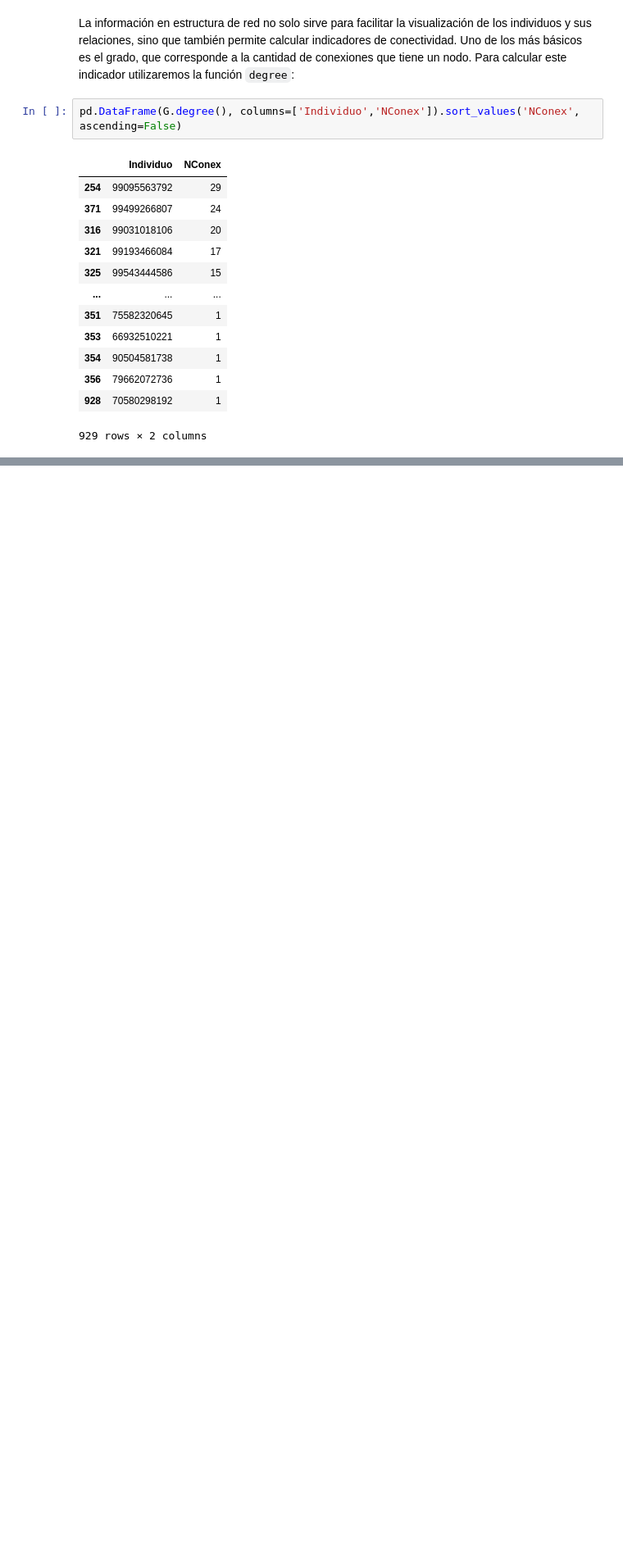
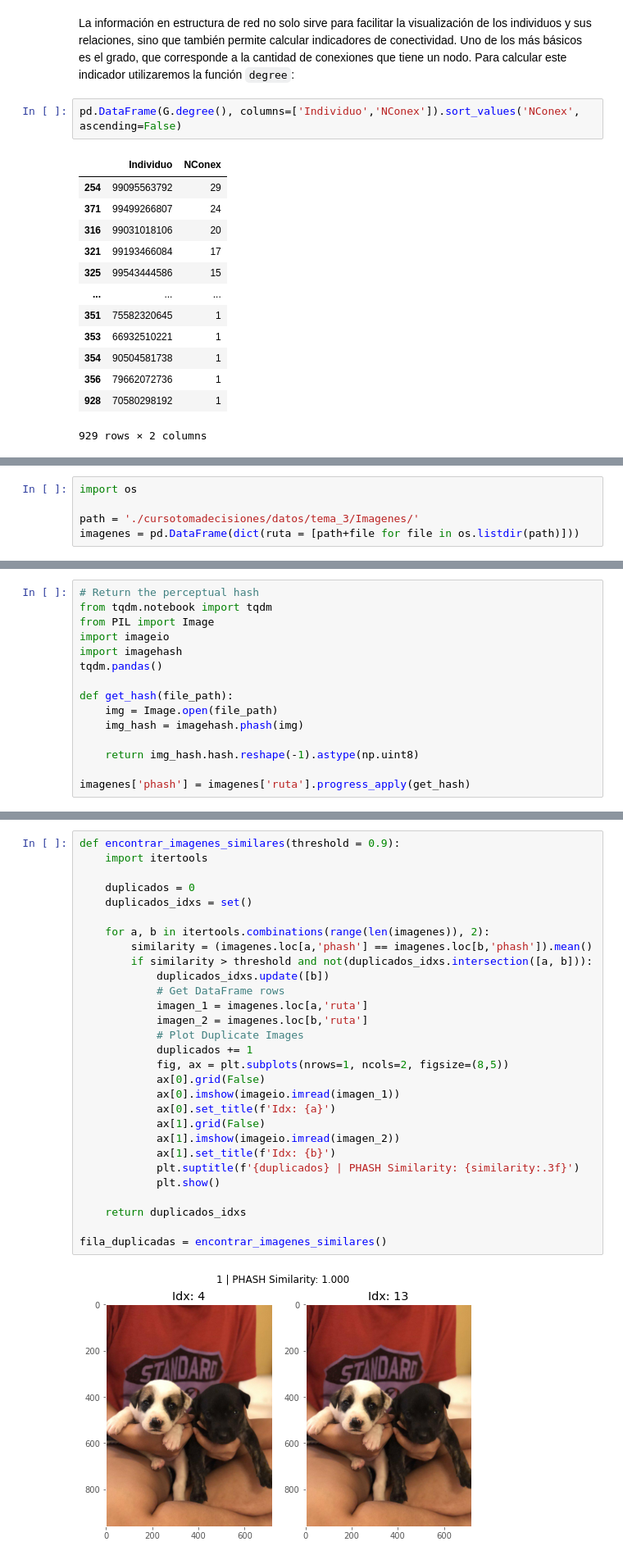
Before and after one commit to dfbeltran/cursotomadecisiones, a Jupyter notebook: Fuentes_de_datos_no_tradicionales_.ipynb, the cells around one changed output, grey strips where cells are left out. Shown at 82% size. Cells and saved outputs as stored; diff of their text form; blank space fills up the shorter version.

Commit message:
Image data generation baseline done

```diff
--- a/Fuentes_de_datos_no_tradicionales_.ipynb
+++ b/Fuentes_de_datos_no_tradicionales_.ipynb
@@ -865,0 +875,5 @@ pd.DataFrame(G.degree(), columns=['Individuo','NConex']).sort_values('NConex', a
+# %%
+import os
+
+path = './cursotomadecisiones/datos/tema_3/Imagenes/'
+imagenes = pd.DataFrame(dict(ruta = [path+file for file in os.listdir(path)]))
@@ -865,0 +895,15 @@ pd.DataFrame(G.degree(), columns=['Individuo','NConex']).sort_values('NConex', a
+# %%
+# Return the perceptual hash
+from tqdm.notebook import tqdm
+from PIL import Image
+import imageio
+import imagehash
+tqdm.pandas()
+
+def get_hash(file_path):
+    img = Image.open(file_path)
+    img_hash = imagehash.phash(img)
+
+    return img_hash.hash.reshape(-1).astype(np.uint8)
+
+imagenes['phash'] = imagenes['ruta'].progress_apply(get_hash)
@@ -865,0 +914,31 @@ pd.DataFrame(G.degree(), columns=['Individuo','NConex']).sort_values('NConex', a
+# %%
+def encontrar_imagenes_similares(threshold = 0.9):
+    import itertools
+
+    duplicados = 0
+    duplicados_idxs = set()
+
+    for a, b in itertools.combinations(range(len(imagenes)), 2):
+        similarity = (imagenes.loc[a,'phash'] == imagenes.loc[b,'phash']).mean()
+        if similarity > threshold and not(duplicados_idxs.intersection([a, b])):
+            duplicados_idxs.update([b])
+            # Get DataFrame rows
+            imagen_1 = imagenes.loc[a,'ruta']
+            imagen_2 = imagenes.loc[b,'ruta']
+            # Plot Duplicate Images
+            duplicados += 1
+            fig, ax = plt.subplots(nrows=1, ncols=2, figsize=(8,5))
+            ax[0].grid(False)
+            ax[0].imshow(imageio.imread(imagen_1))
+            ax[0].set_title(f'Idx: {a}')
+            ax[1].grid(False)
+            ax[1].imshow(imageio.imread(imagen_2))
+            ax[1].set_title(f'Idx: {b}')
+            plt.suptitle(f'{duplicados} | PHASH Similarity: {similarity:.3f}')
+            plt.show()
+
+    return duplicados_idxs
+
+fila_duplicadas = encontrar_imagenes_similares()
+# %% [output]
+[figure, added]
```
Also changed, not shown: parts of 20 cells of this notebook, 2 other files.
